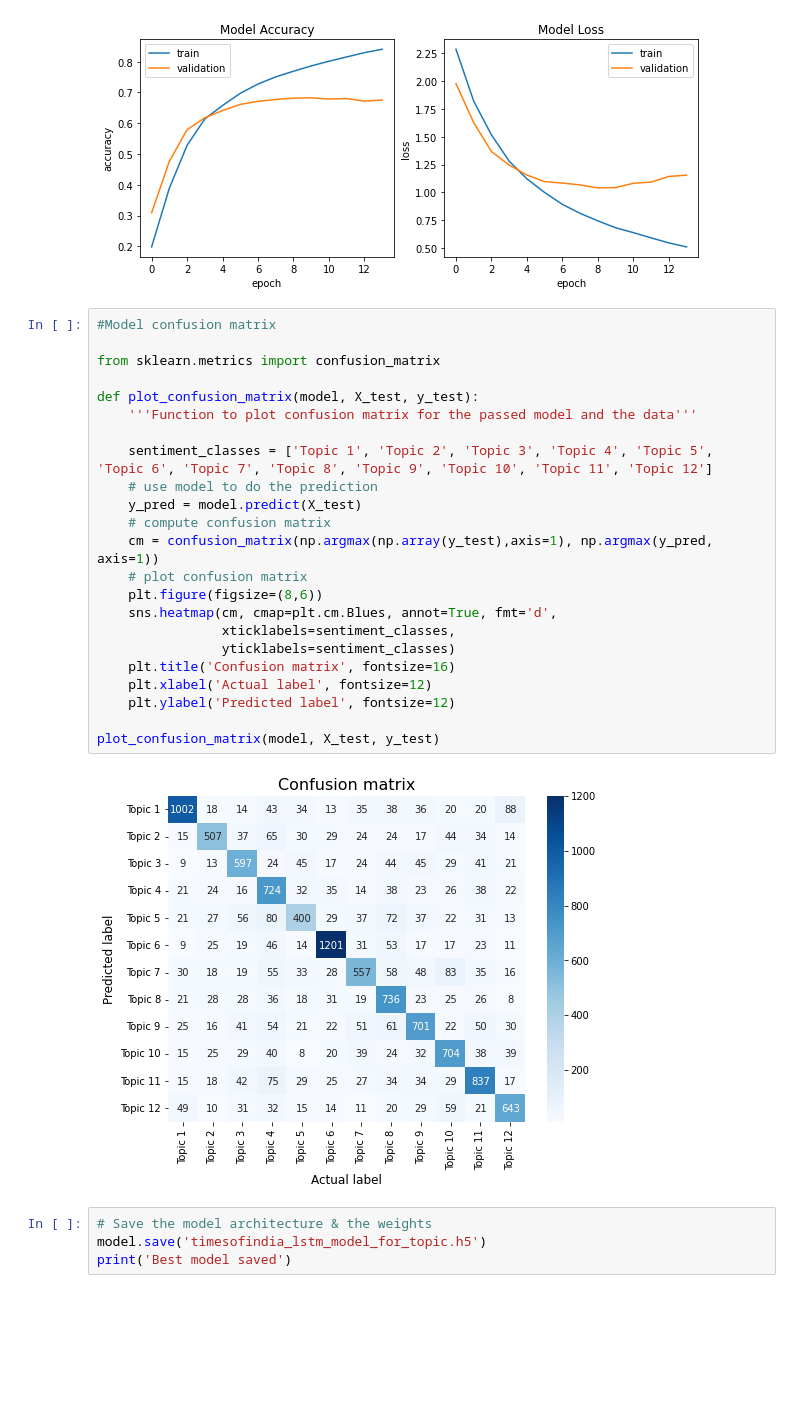
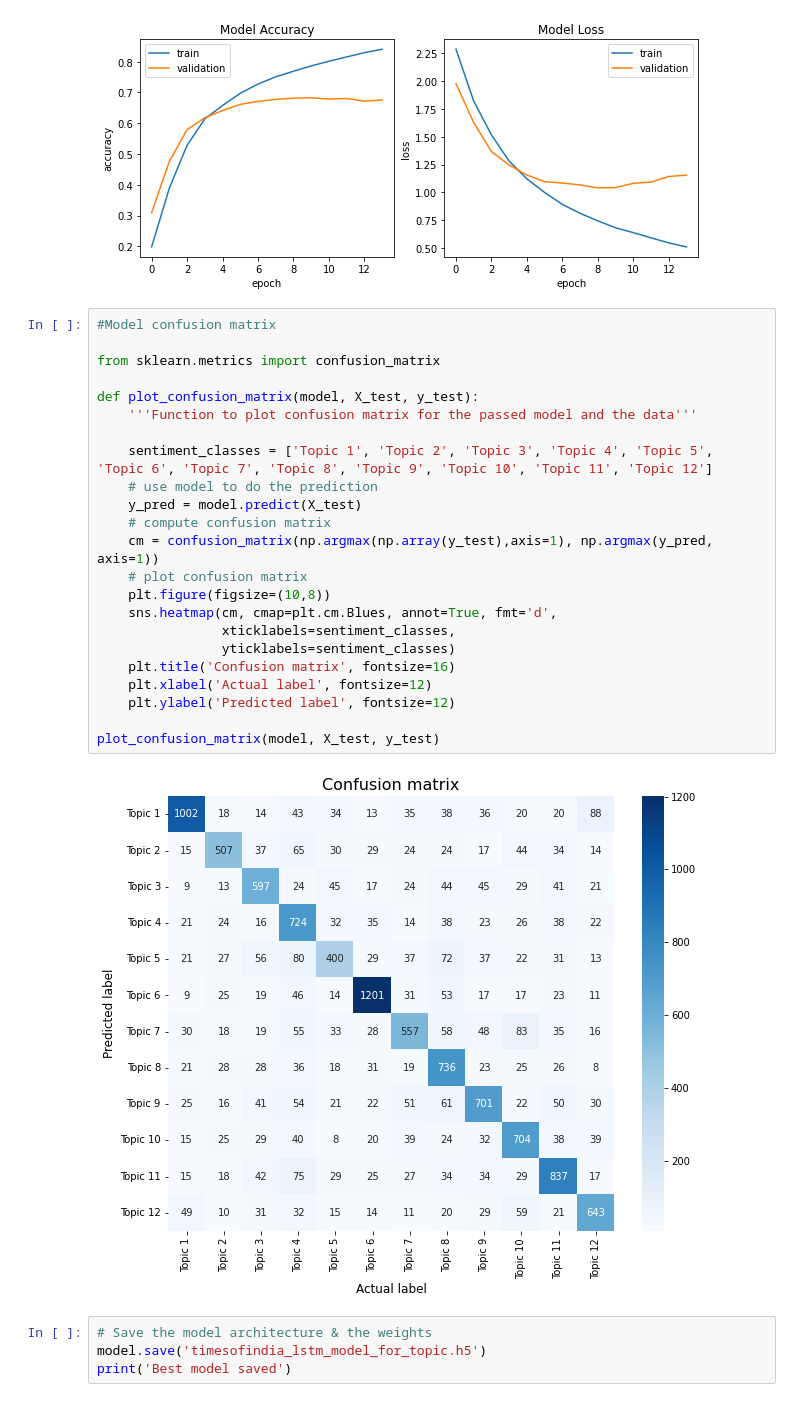
Before and after one commit to Vj-Ydv/thesis_work, a Jupyter notebook: Timesofindia_LSTM_Train_Topic_Modeling.ipynb, the cells around one changed output. Cells and saved outputs as stored; diff of their text form; blank space fills up the shorter version.

```diff
--- a/Timesofindia_LSTM_Train_Topic_Modeling.ipynb
+++ b/Timesofindia_LSTM_Train_Topic_Modeling.ipynb
@@ -440,28 +440,28 @@ plot_training_hist(history1)
 # %%
 #Model confusion matrix
 
 from sklearn.metrics import confusion_matrix
 
 def plot_confusion_matrix(model, X_test, y_test):
     '''Function to plot confusion matrix for the passed model and the data'''
 
     sentiment_classes = ['Topic 1', 'Topic 2', 'Topic 3', 'Topic 4', 'Topic 5', 'Topic 6', 'Topic 7', 'Topic 8', 'Topic 9', 'Topic 10', 'Topic 11', 'Topic 12']
     # use model to do the prediction
     y_pred = model.predict(X_test)
     # compute confusion matrix
     cm = confusion_matrix(np.argmax(np.array(y_test),axis=1), np.argmax(y_pred, axis=1))
     # plot confusion matrix
-    plt.figure(figsize=(8,6))
+    plt.figure(figsize=(10,8))
     sns.heatmap(cm, cmap=plt.cm.Blues, annot=True, fmt='d',
                 xticklabels=sentiment_classes,
                 yticklabels=sentiment_classes)
     plt.title('Confusion matrix', fontsize=16)
     plt.xlabel('Actual label', fontsize=12)
     plt.ylabel('Predicted label', fontsize=12)
 
 plot_confusion_matrix(model, X_test, y_test)
 # %% [output]
-[figure, old version]
+[figure, new version]
 # %%
 # Save the model architecture & the weights
 model.save('timesofindia_lstm_model_for_topic.h5')
```
Also changed, not shown: parts of 1 cell of this notebook.
